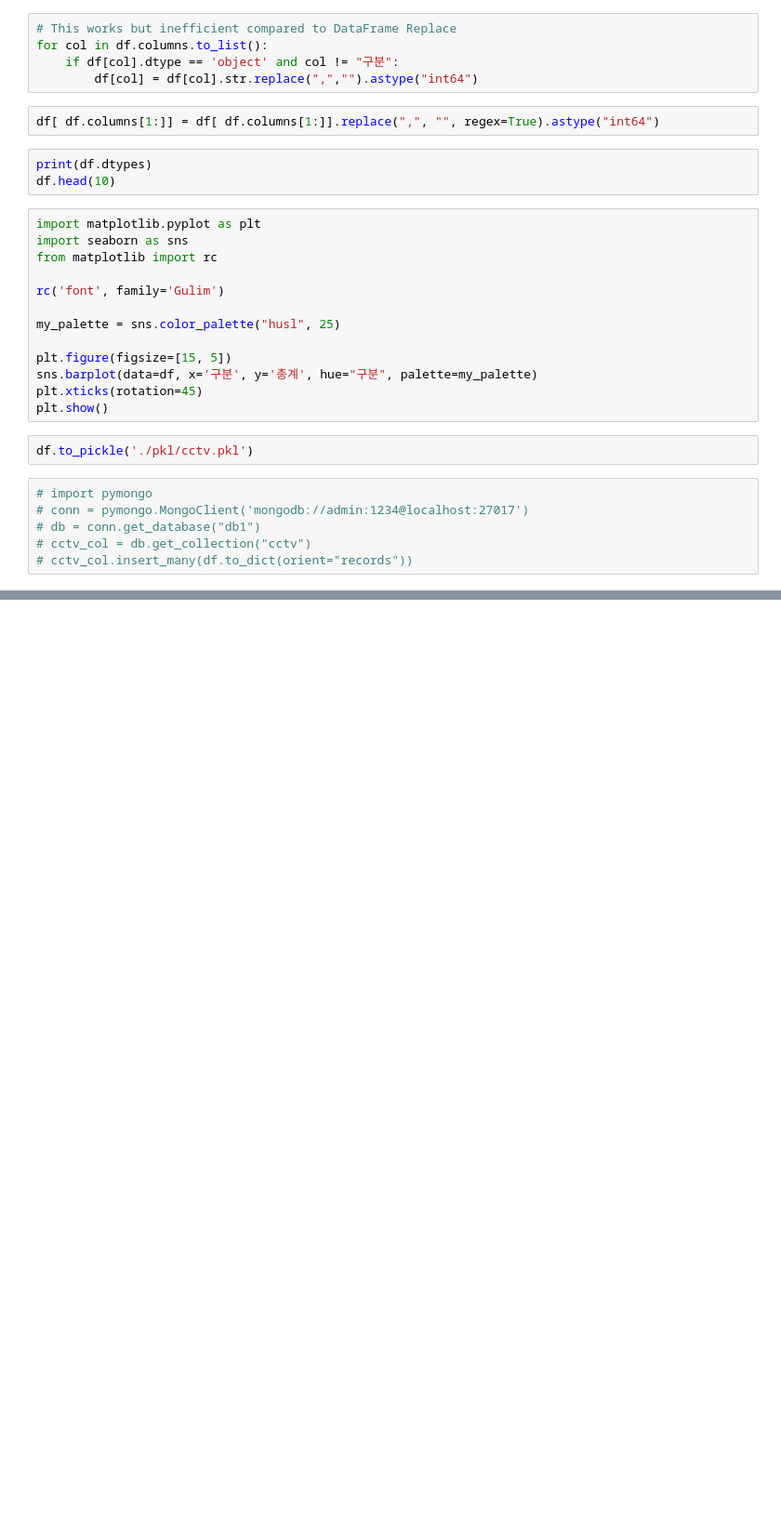
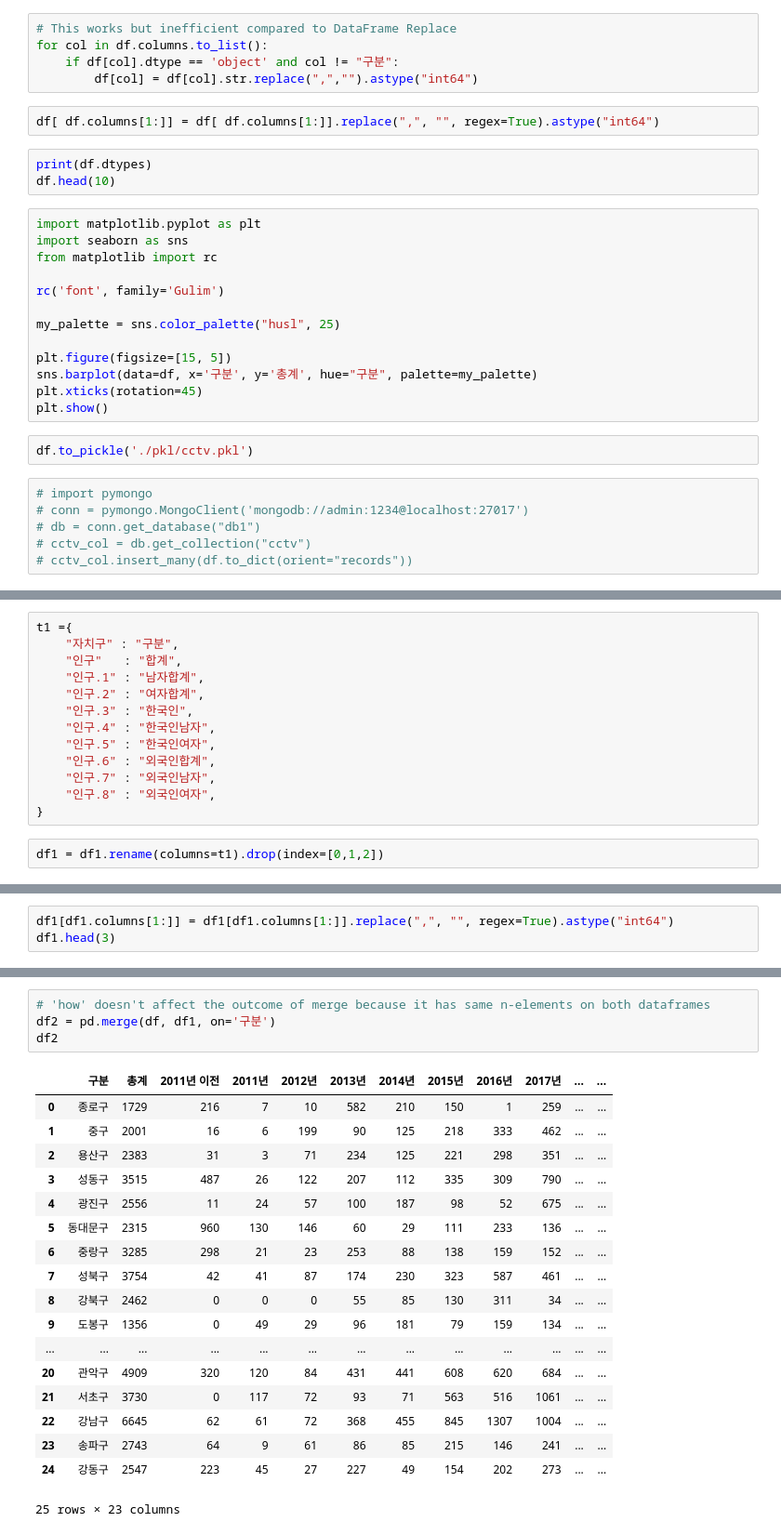
Before and after one commit to catac1/machine_learning, a Jupyter notebook: CCTV.ipynb, the cells around one changed output, grey strips where cells are left out. Shown at 93% size. Drawn from its saved outputs; the diff is of its cells as text; blank space fills up the shorter version.

```diff
--- a/CCTV.ipynb
+++ b/CCTV.ipynb
@@ -44,0 +75,15 @@ df.to_pickle('./pkl/cctv.pkl')
+# %%
+t1 ={
+    "자치구" : "구분",
+    "인구"   : "합계",
+    "인구.1" : "남자합계",
+    "인구.2" : "여자합계",
+    "인구.3" : "한국인",
+    "인구.4" : "한국인남자",
+    "인구.5" : "한국인여자",
+    "인구.6" : "외국인합계",
+    "인구.7" : "외국인남자",
+    "인구.8" : "외국인여자",
+}
+# %%
+df1 = df1.rename(columns=t1).drop(index=[0,1,2])
@@ -44,0 +99,3 @@ df.to_pickle('./pkl/cctv.pkl')
+# %%
+df1[df1.columns[1:]] = df1[df1.columns[1:]].replace(",", "", regex=True).astype("int64")
+df1.head(3)
@@ -44,0 +151,23 @@ df.to_pickle('./pkl/cctv.pkl')
+# %%
+# 'how' doesn't affect the outcome of merge because it has same n-elements on both dataframes
+df2 = pd.merge(df, df1, on='구분')
+df2
+# %% [output]
+|  | 구분 | 총계 | 2011년 이전 | 2011년 | 2012년 | 2013년 | 2014년 | 2015년 | 2016년 | 2017년 | ... | ... |
+| 0 | 종로구 | 1729 | 216 | 7 | 10 | 582 | 210 | 150 | 1 | 259 | ... | ... |
+| 1 | 중구 | 2001 | 16 | 6 | 199 | 90 | 125 | 218 | 333 | 462 | ... | ... |
+| 2 | 용산구 | 2383 | 31 | 3 | 71 | 234 | 125 | 221 | 298 | 351 | ... | ... |
+| 3 | 성동구 | 3515 | 487 | 26 | 122 | 207 | 112 | 335 | 309 | 790 | ... | ... |
+| 4 | 광진구 | 2556 | 11 | 24 | 57 | 100 | 187 | 98 | 52 | 675 | ... | ... |
+| 5 | 동대문구 | 2315 | 960 | 130 | 146 | 60 | 29 | 111 | 233 | 136 | ... | ... |
+| 6 | 중랑구 | 3285 | 298 | 21 | 23 | 253 | 88 | 138 | 159 | 152 | ... | ... |
+| 7 | 성북구 | 3754 | 42 | 41 | 87 | 174 | 230 | 323 | 587 | 461 | ... | ... |
+| 8 | 강북구 | 2462 | 0 | 0 | 0 | 55 | 85 | 130 | 311 | 34 | ... | ... |
+| 9 | 도봉구 | 1356 | 0 | 49 | 29 | 96 | 181 | 79 | 159 | 134 | ... | ... |
+| ... | ... | ... | ... | ... | ... | ... | ... | ... | ... | ... | ... | ... |
+| 20 | 관악구 | 4909 | 320 | 120 | 84 | 431 | 441 | 608 | 620 | 684 | ... | ... |
+| 21 | 서초구 | 3730 | 0 | 117 | 72 | 93 | 71 | 563 | 516 | 1061 | ... | ... |
+| 22 | 강남구 | 6645 | 62 | 61 | 72 | 368 | 455 | 845 | 1307 | 1004 | ... | ... |
+| 23 | 송파구 | 2743 | 64 | 9 | 61 | 86 | 85 | 215 | 146 | 241 | ... | ... |
+| 24 | 강동구 | 2547 | 223 | 45 | 27 | 227 | 49 | 154 | 202 | 273 | ... | ... |
+25 rows × 23 columns
```
Also changed, not shown: parts of 16 cells of this notebook, 5 other files.
